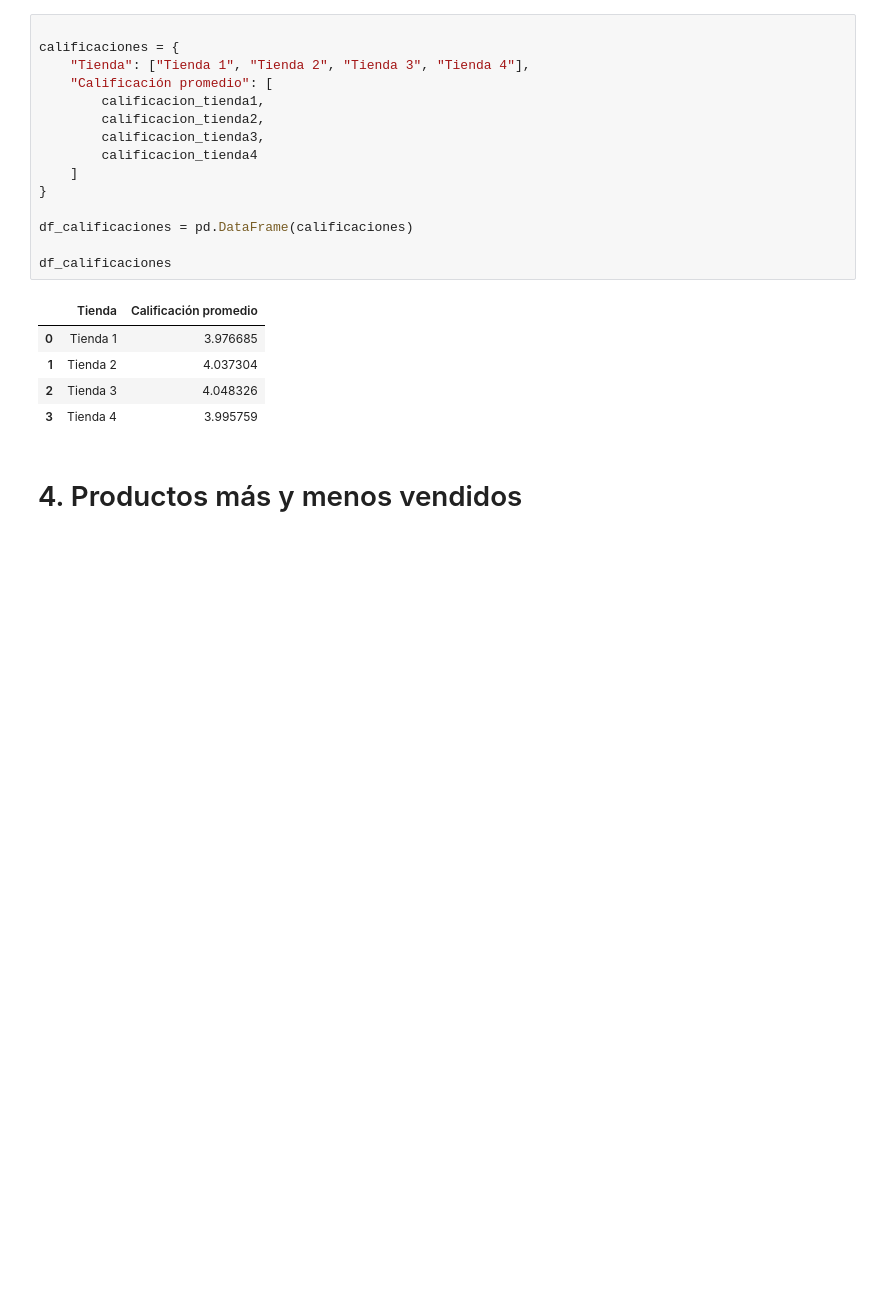
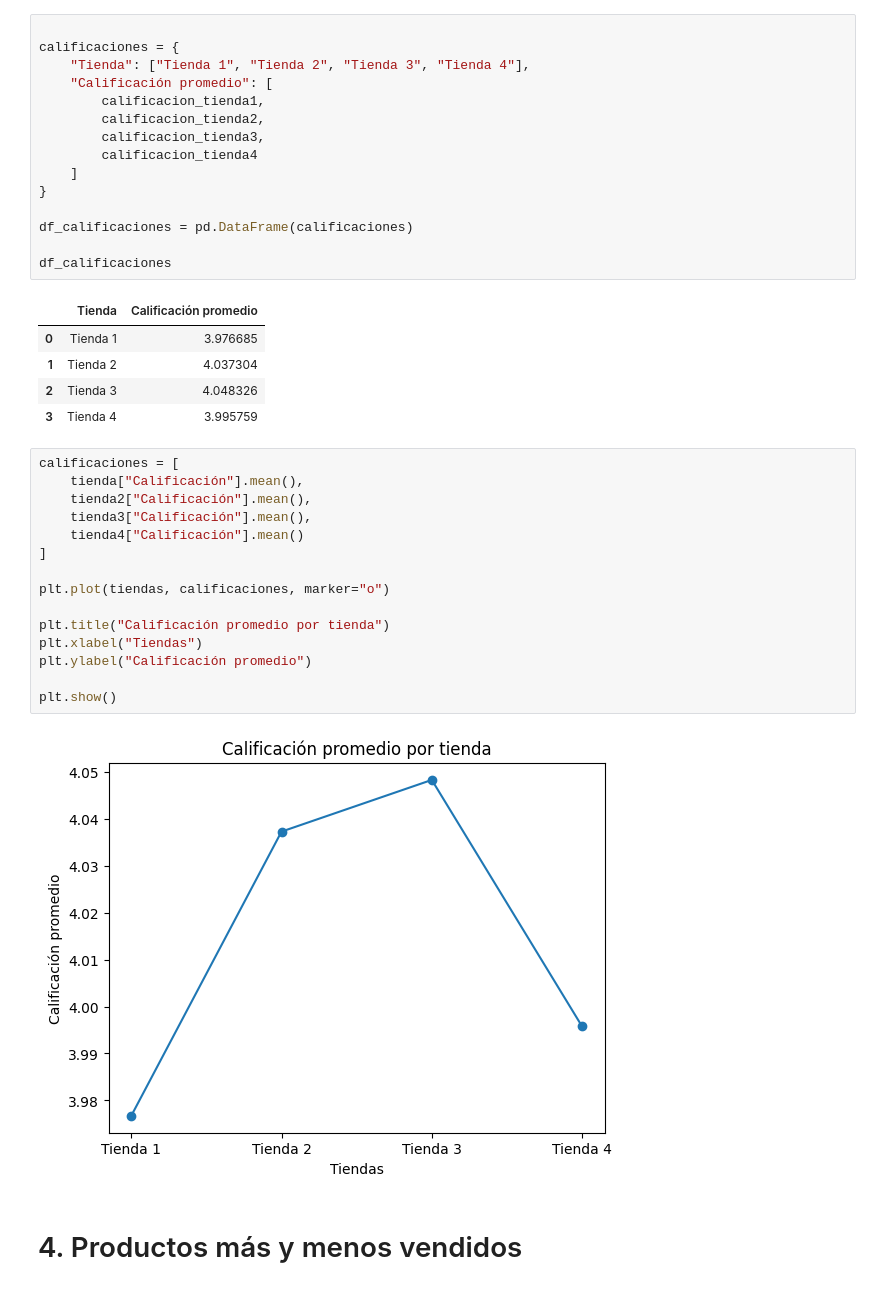
Before and after one commit to aldair27-c/challenge-alura-store, a Jupyter notebook: AluraStoreLatam.ipynb, the cells around one changed output. Saved outputs shown, nothing was run; the diff lists cells and outputs as text; blank space fills up the shorter version.

```diff
--- a/AluraStoreLatam.ipynb
+++ b/AluraStoreLatam.ipynb
@@ -153,5 +163,22 @@ df_calificaciones
 | 1 | Tienda 2 | 4.037304 |
 | 2 | Tienda 3 | 4.048326 |
 | 3 | Tienda 4 | 3.995759 |
+# %%
+calificaciones = [
+    tienda["Calificación"].mean(),
+    tienda2["Calificación"].mean(),
+    tienda3["Calificación"].mean(),
+    tienda4["Calificación"].mean()
+]
+
+plt.plot(tiendas, calificaciones, marker="o")
+
+plt.title("Calificación promedio por tienda")
+plt.xlabel("Tiendas")
+plt.ylabel("Calificación promedio")
+
+plt.show()
+# %% [output]
+[figure, added]
 # %% [markdown]
 # 4. Productos más y menos vendidos
```
Also changed, not shown: parts of 13 cells of this notebook.
